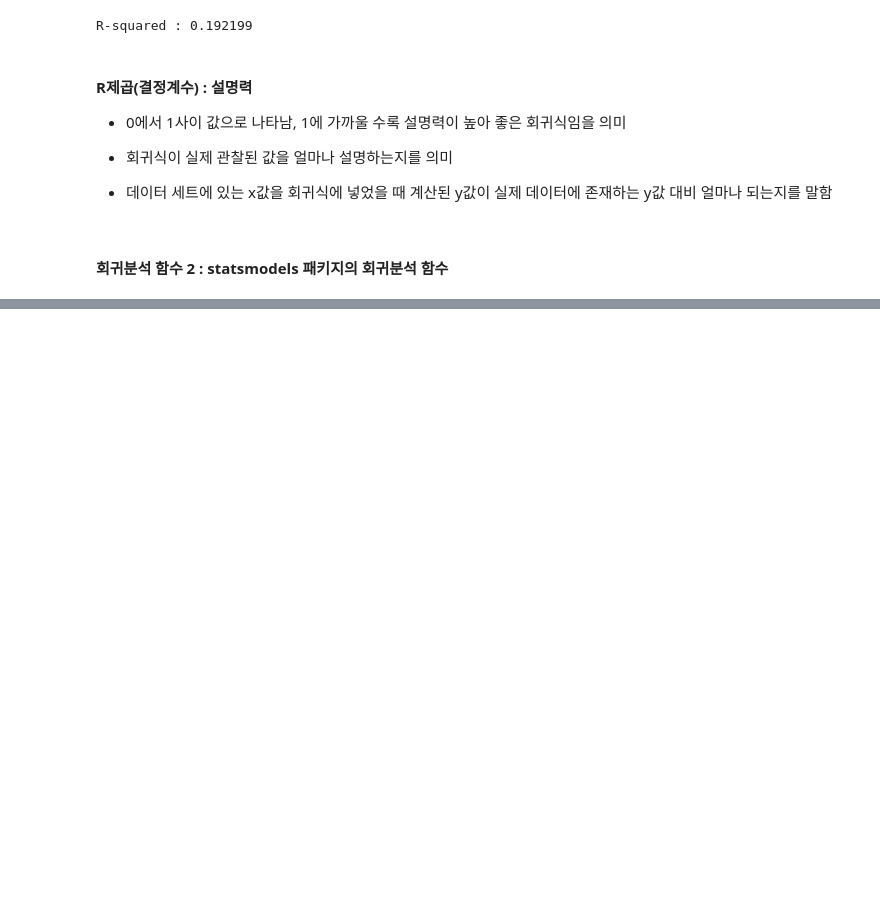
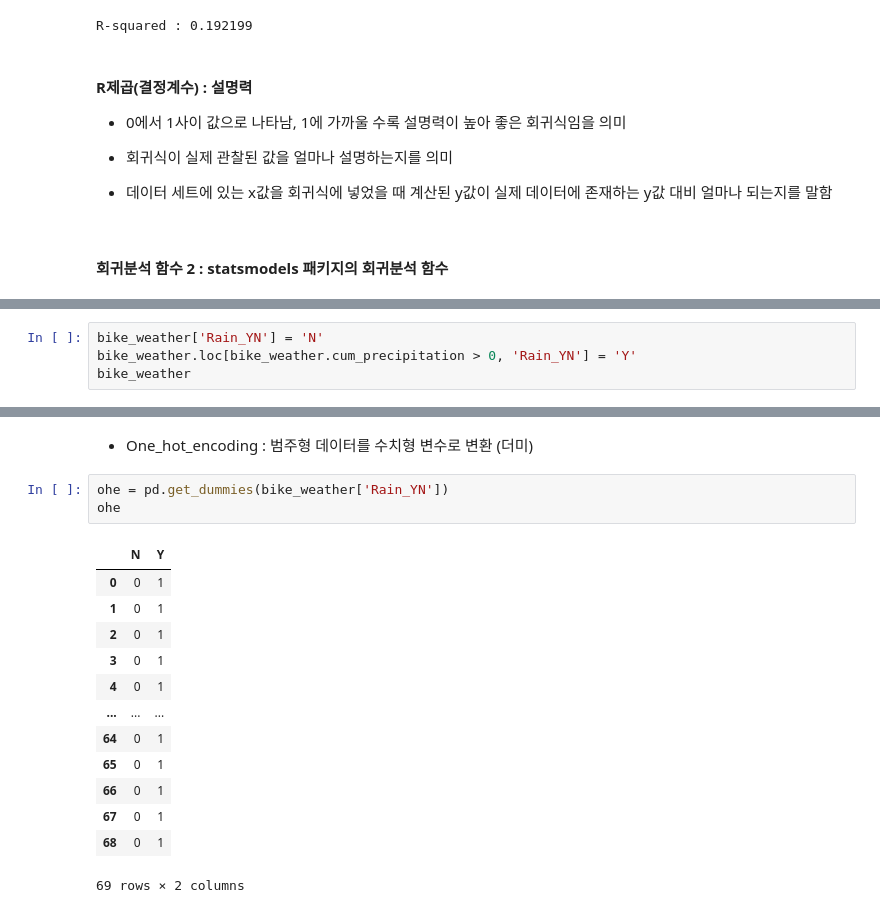
Before and after one commit to Yerial1125/e_learning1, a Jupyter notebook: Untitled.ipynb, the cells around one changed output, grey strips where cells are left out. Saved outputs shown, nothing was run; the diff lists cells and outputs as text; blank space fills up the shorter version.

```diff
--- a/Untitled.ipynb
+++ b/Untitled.ipynb
@@ -1171,0 +1271,4 @@ Notes:
+# %%
+bike_weather['Rain_YN'] = 'N'
+bike_weather.loc[bike_weather.cum_precipitation > 0, 'Rain_YN'] = 'Y'
+bike_weather
@@ -1171,0 +1289,19 @@ Notes:
+# %% [markdown]
+- One_hot_encoding : 범주형 데이터를 수치형 변수로 변환 (더미)
+# %%
+ohe = pd.get_dummies(bike_weather['Rain_YN'])
+ohe
+# %% [output]
+|  | N | Y |
+| 0 | 0 | 1 |
+| 1 | 0 | 1 |
+| 2 | 0 | 1 |
+| 3 | 0 | 1 |
+| 4 | 0 | 1 |
+| ... | ... | ... |
+| 64 | 0 | 1 |
+| 65 | 0 | 1 |
+| 66 | 0 | 1 |
+| 67 | 0 | 1 |
+| 68 | 0 | 1 |
+69 rows × 2 columns
```
Also changed, not shown: parts of 19 cells of this notebook.
